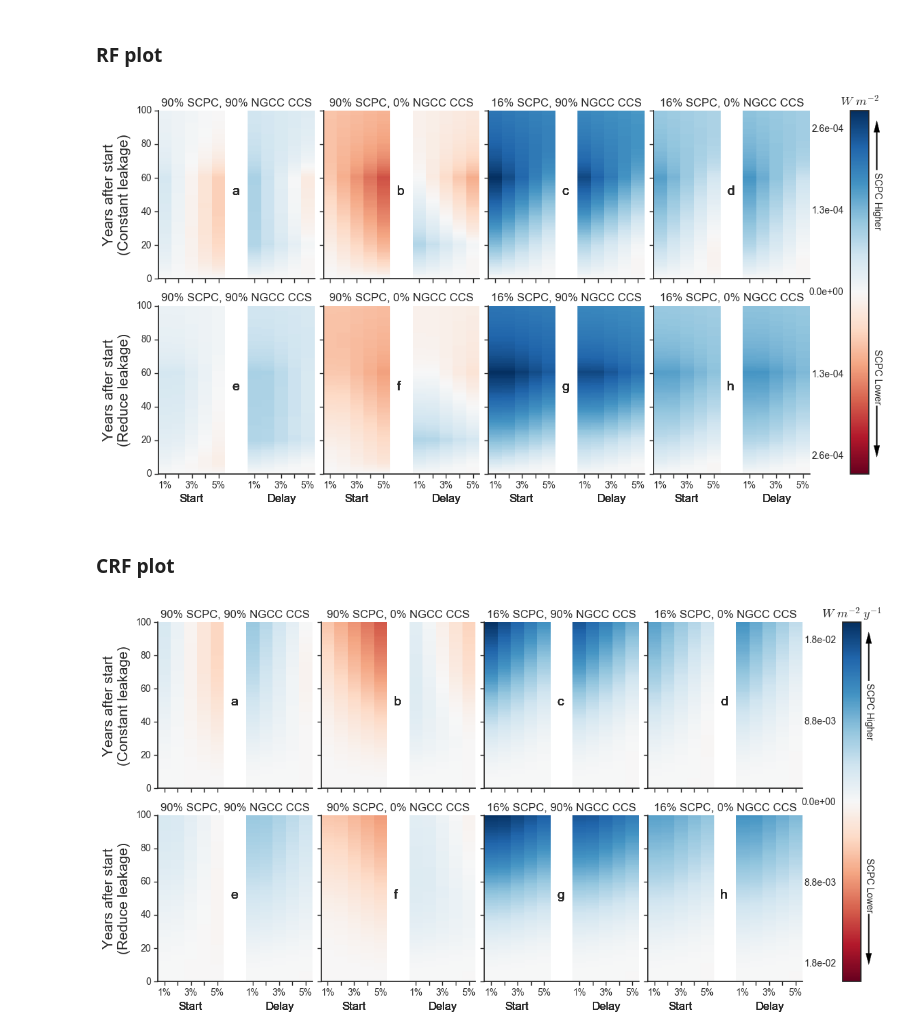
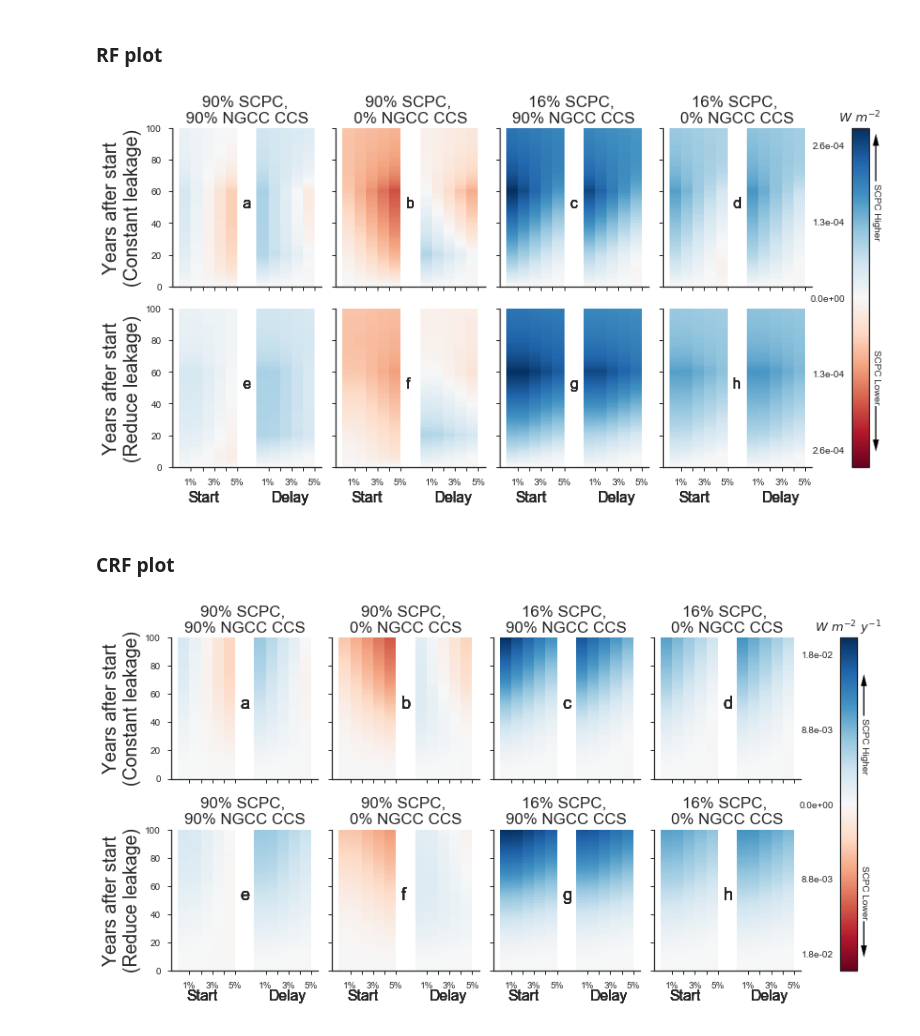
Before and after one commit to gschivley/CCS-climate, a Jupyter notebook: Notebooks/Forcing Calculations.ipynb, the cells around one changed output. Saved outputs shown, nothing was run; the diff lists cells and outputs as text; code cells hidden in the pictures.

```diff
--- a/Notebooks/Forcing Calculations.ipynb
+++ b/Notebooks/Forcing Calculations.ipynb
@@ -530,7 +534,7 @@ class Main_figure:
                 self.data_dfs[key1][key2].loc[:,'Color'] = self.data_dfs[key1][key2].loc[:,'Difference'].apply(c_lambda)
 #         return self.data_dfs, self.c
 
-    def plot_heatmap(self, leak_rates=range(1,6), delay_years=[0,20], n_jobs=1):
+    def plot_heatmap(self, leak_rates=range(1,6), delay_years=[0,20], n_jobs=1, font_scale=1.0):
         sns.set_style('white')
         leak_values = ['NGCC ' + str(x) + '%' for x in leak_rates]
 
@@ -555,8 +559,9 @@ class Main_figure:
         scenario_keys = self.scenarios.keys()
         scenario_keys.sort()
         for key, ax in zip(scenario_keys, axs.flat):
-            title = self.scenarios[key]['Coal CCS']  + ' SCPC, ' + \
-                    self.scenarios[key]['Gas CCS']  + ' NGCC CCS'
+
+            title = self.scenarios[key]['Coal CCS']  + ' SCPC, \n' + \
+                self.scenarios[key]['Gas CCS']  + ' NGCC CCS'
 
             for idx, leak in enumerate(leak_values):
                 for i in range(100):
@@ -566,7 +571,7 @@ class Main_figure:
 
                     from joblib import Parallel, delayed
 #                 >>> Parallel(n_jobs=2)(delayed(sqrt)(i ** 2) for i in range(10))
-                    Parallel(n_jobs=n_jobs)()
+#                     Parallel(n_jobs=n_jobs)()
                     ax.bar(left = 1 + idx * bar_width,
                            height = i+1,
                            width = bar_width,
@@ -584,25 +589,27 @@ class Main_figure:
                            color=temp_df.loc[i,'Color'],
                            linewidth=0)
 
-                ax.set_title(title)
-                ax.text(0.47, 0.5, key, transform=ax.transAxes, size=14) #subplot labeling
+                # Try setting the title in only upper plots
+                if key in 'abcd':
+                    ax.set_title(title, size=13*font_scale)
+                ax.text(0.47, 0.5, key, transform=ax.transAxes, size=15.5)#14*font_scale) #subplot labeling
                 ax.set_xticks([a for a in xticks])
                 ax.set_xticklabels((a[0:2] for a in xticklabels))
                 ax.tick_params(axis='both', which='major', length=4, width=1)
 
                 # Add "start" and "delay" labels to the 4 bottom subplots
                 if key in 'efgh':
-                    ax.text(0.21, -0.15, 'Start', horizontalalignment='center',
-                            verticalalignment='center', transform=ax.transAxes, size=12)
-                    ax.text(0.79, -0.15, 'Delay', horizontalalignment='center',
-                            verticalalignment='center', transform=ax.transAxes, size=12)
+                    ax.text(0.21, -0.19, 'Start', horizontalalignment='center', #0.21, -0.15
+                            verticalalignment='center', transform=ax.transAxes, size=15.5)#12*font_scale)
+                    ax.text(0.79, -0.19, 'Delay', horizontalalignment='center', #0.79, -0.15
+                            verticalalignment='center', transform=ax.transAxes, size=15.5)#12*font_scale)
 
                 # y-axis labels on the leftmost subplots
                 if key == 'a':
-                    ax.set_ylabel('Years after start\n(Constant leakage)', size=15)
+                    ax.set_ylabel('Years after start\n(Constant leakage)', size=15*font_scale)
 
                 if key == 'e':
-                    ax.set_ylabel('Years after start\n(Reduce leakage)', size=15)
+                    ax.set_ylabel('Years after start\n(Reduce leakage)', size=15*font_scale)
 
         plt.ylim(0,100)
 
@@ -648,11 +655,11 @@ RF_fig.figure_data(RF, fig_scenarios)
 # %%
 RF_fig.set_color_values()
 # %%
-RF_fig.plot_heatmap()
-path = os.path.join('..', 'Figures', 'Main paper RF fig.pdf')
+RF_fig.plot_heatmap(font_scale=1.3)
+path = os.path.join('..', 'Figures', 'Test Main paper RF fig 032017.pdf')
 plt.savefig(path, bbox_inches='tight')
 # %% [output]
-[figure, old version]
+[figure, new version]
 # %% [markdown]
 ### CRF plot
 # %%
@@ -662,8 +669,8 @@ CRF_fig.figure_data(CRF, fig_scenarios, kind='CRF')
 # %%
 CRF_fig.set_color_values()
 # %%
-CRF_fig.plot_heatmap()
-path = os.path.join('..', 'Figures', 'Main paper CRF fig.pdf')
+CRF_fig.plot_heatmap(font_scale=1.3)
+path = os.path.join('..', 'Figures', 'Test Main paper CRF fig.pdf')
 plt.savefig(path, bbox_inches='tight')
 # %% [output]
-[figure, old version]
+[figure, new version]
```
Also changed, not shown: parts of 3 cells of this notebook, 4 other files.
